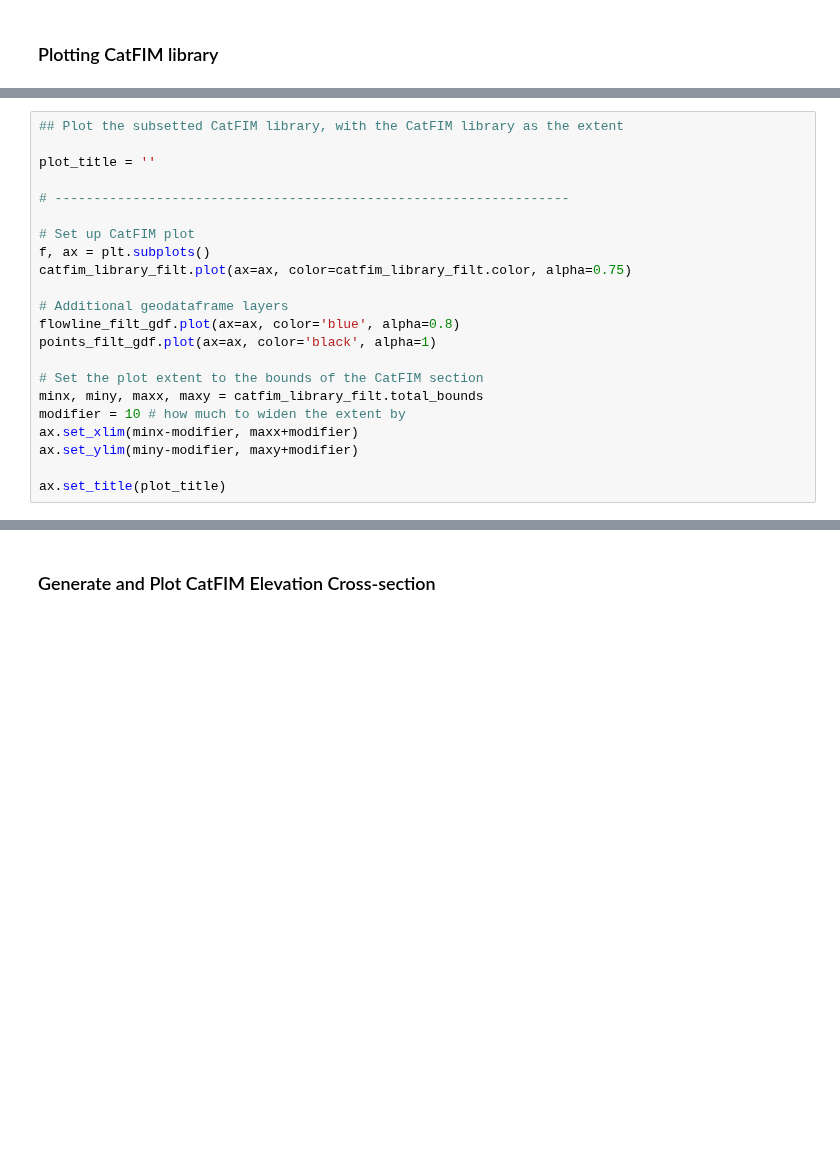
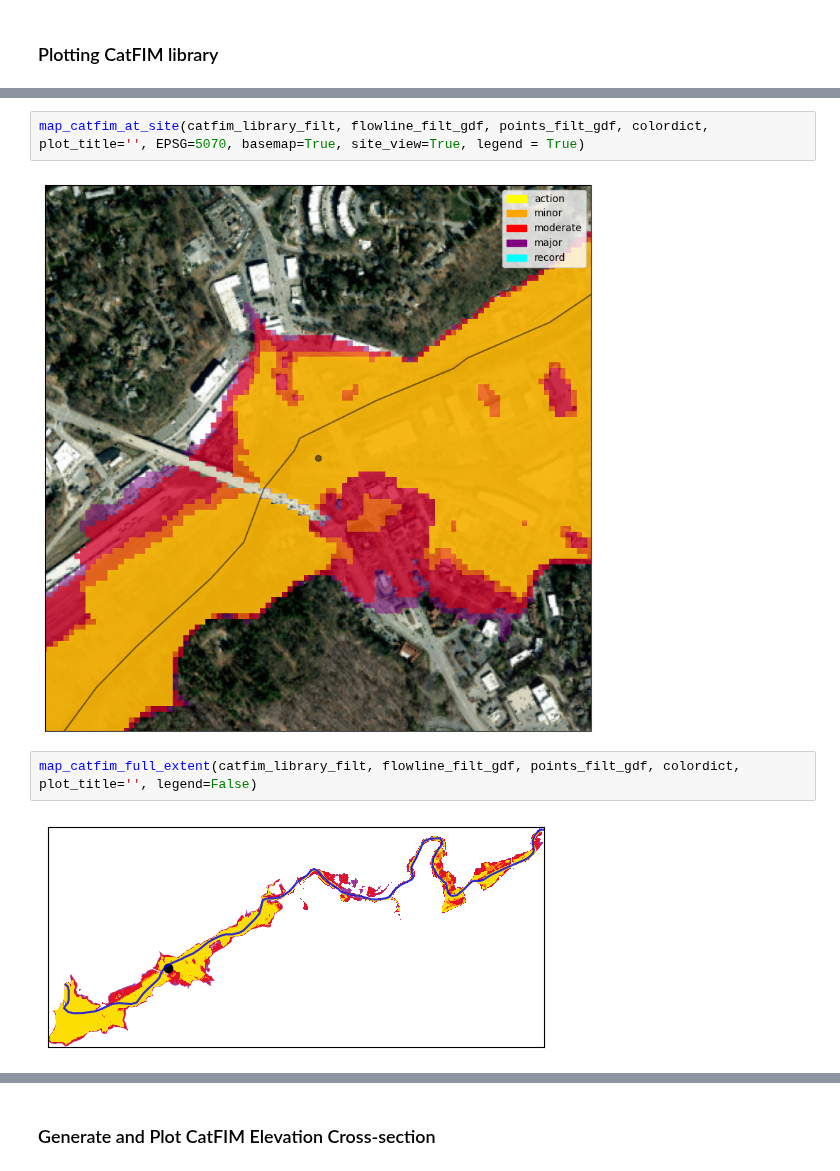
Before and after one commit to NOAA-OWP/inundation-mapping, a Jupyter notebook: tools/catfim/notebooks/vis_catfim_cross_section.ipynb, the cells around one changed output, grey strips where cells are left out. Drawn from its saved outputs; the diff is of its cells as text; blank space fills up the shorter version.

```diff
--- a/tools/catfim/notebooks/vis_catfim_cross_section.ipynb
+++ b/tools/catfim/notebooks/vis_catfim_cross_section.ipynb
@@ -265,22 +366,8 @@ plt.show()
+# %%
+map_catfim_at_site(catfim_library_filt, flowline_filt_gdf, points_filt_gdf, colordict, plot_title='', EPSG=5070, basemap=True, site_view=True, legend = True)
+# %% [output]
+[figure, added]
 # %%
-## Plot the subsetted CatFIM library, with the CatFIM library as the extent
-
-plot_title = ''
-
-# ------------------------------------------------------------------
-
-# Set up CatFIM plot
-f, ax = plt.subplots()
-catfim_library_filt.plot(ax=ax, color=catfim_library_filt.color, alpha=0.75)
-
-# Additional geodataframe layers
-flowline_filt_gdf.plot(ax=ax, color='blue', alpha=0.8)
-points_filt_gdf.plot(ax=ax, color='black', alpha=1)
-
-# Set the plot extent to the bounds of the CatFIM section
-minx, miny, maxx, maxy = catfim_library_filt.total_bounds
-modifier = 10 # how much to widen the extent by
-ax.set_xlim(minx-modifier, maxx+modifier)
-ax.set_ylim(miny-modifier, maxy+modifier)
-
-ax.set_title(plot_title)
+map_catfim_full_extent(catfim_library_filt, flowline_filt_gdf, points_filt_gdf, colordict, plot_title='', legend=False)
+# %% [output]
+[figure, added]
```
Also changed, not shown: parts of 12 cells of this notebook.
